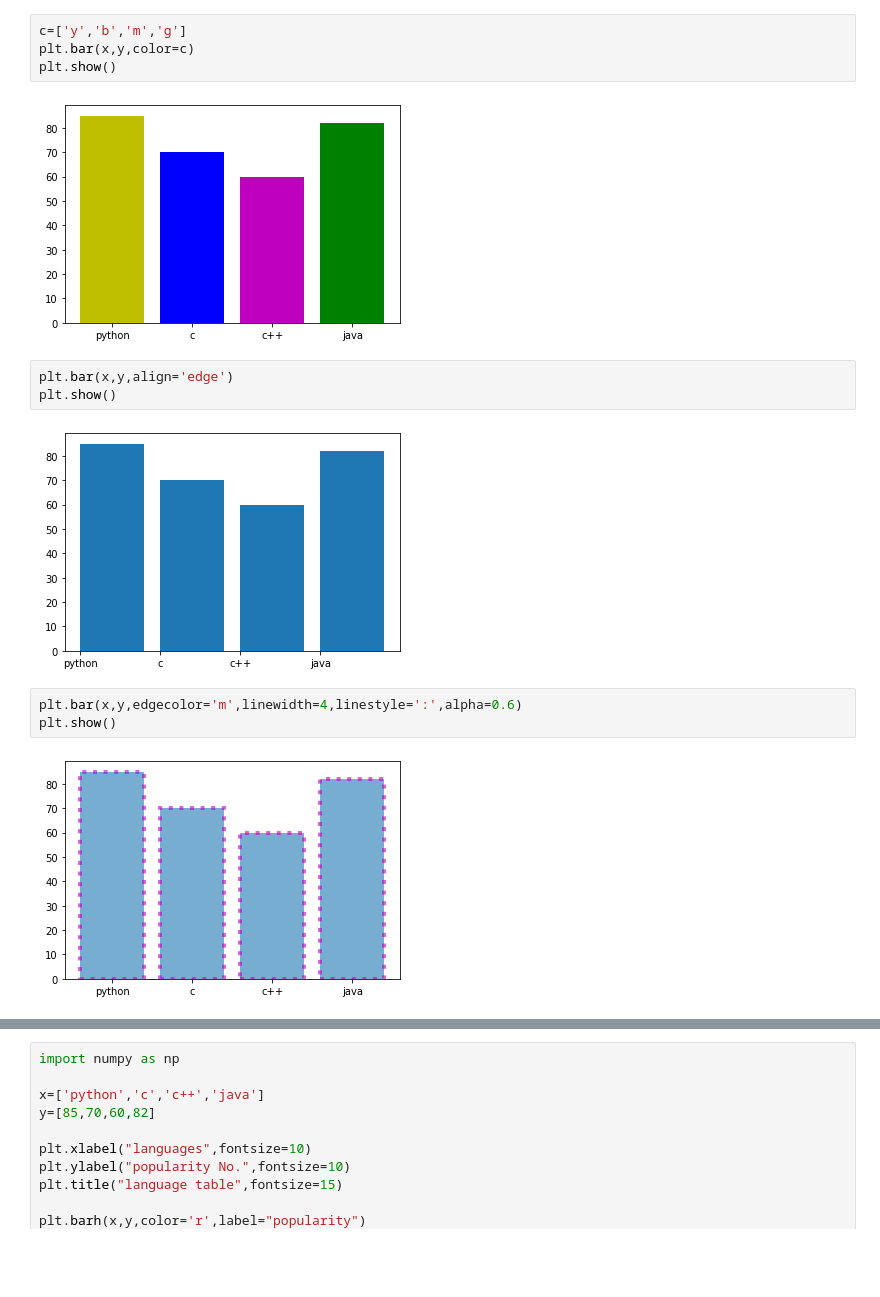
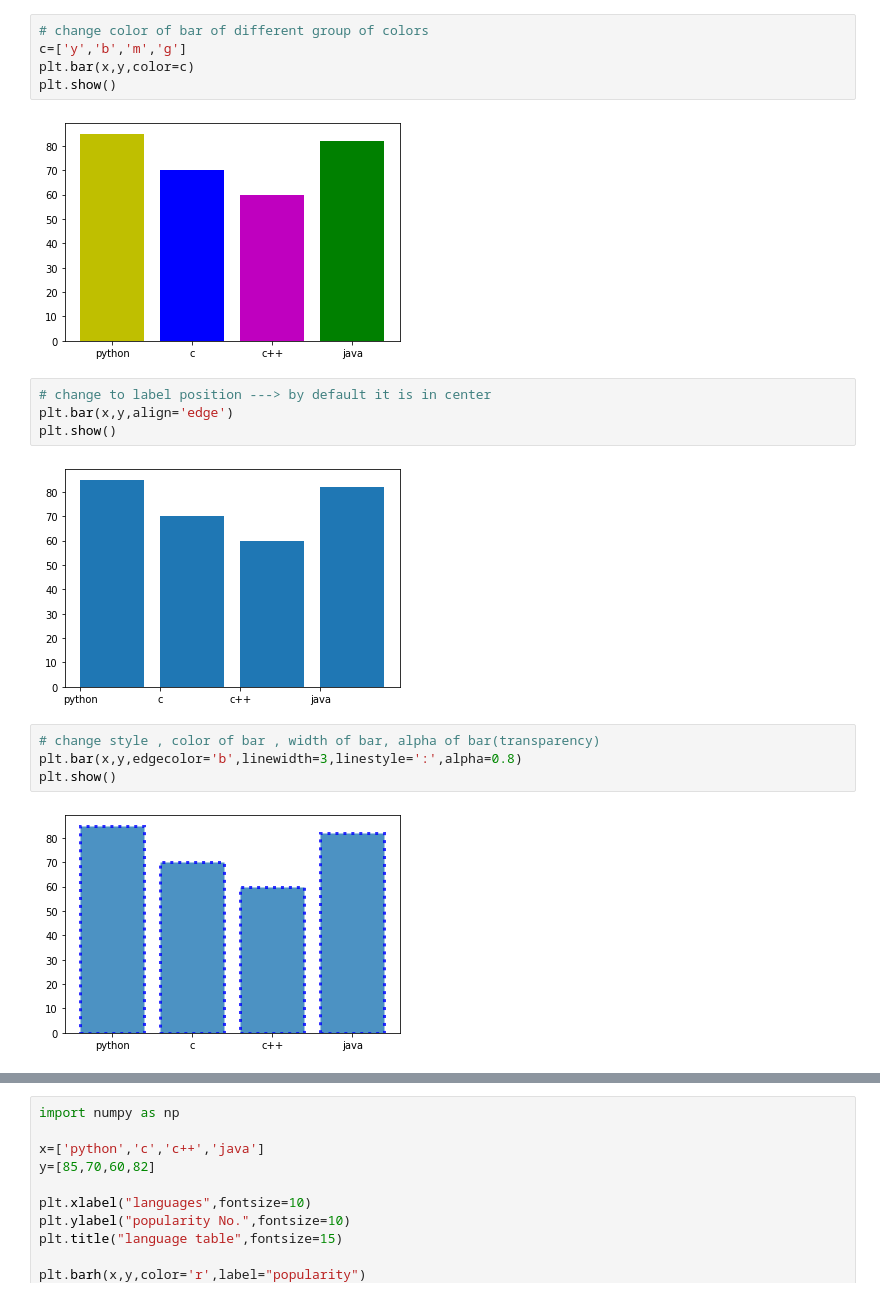
Before and after one commit to usmanjavaid227/Complete_Data-Science, a Jupyter notebook: matplotlib/barPlot.ipynb, the cells around one changed output, grey strips where cells are left out. Cells and saved outputs as stored; diff of their text form; blank space fills up the shorter version.

```diff
--- a/matplotlib/barPlot.ipynb
+++ b/matplotlib/barPlot.ipynb
@@ -24,19 +31,22 @@ plt.show()
 # %% [output]
 [figure]
 # %%
+# change color of bar of different group of colors
 c=['y','b','m','g']
 plt.bar(x,y,color=c)
 plt.show()
 # %% [output]
 [figure]
 # %%
+# change to label position ---> by default it is in center
 plt.bar(x,y,align='edge')
 plt.show()
 # %% [output]
 [figure]
 # %%
-plt.bar(x,y,edgecolor='m',linewidth=4,linestyle=':',alpha=0.6)
+# change style , color of bar , width of bar, alpha of bar(transparency)
+plt.bar(x,y,edgecolor='b',linewidth=3,linestyle=':',alpha=0.8)
 plt.show()
 # %% [output]
-[figure, old version]
+[figure, new version]
 # %%
```
Also changed, not shown: parts of 12 cells of this notebook.
